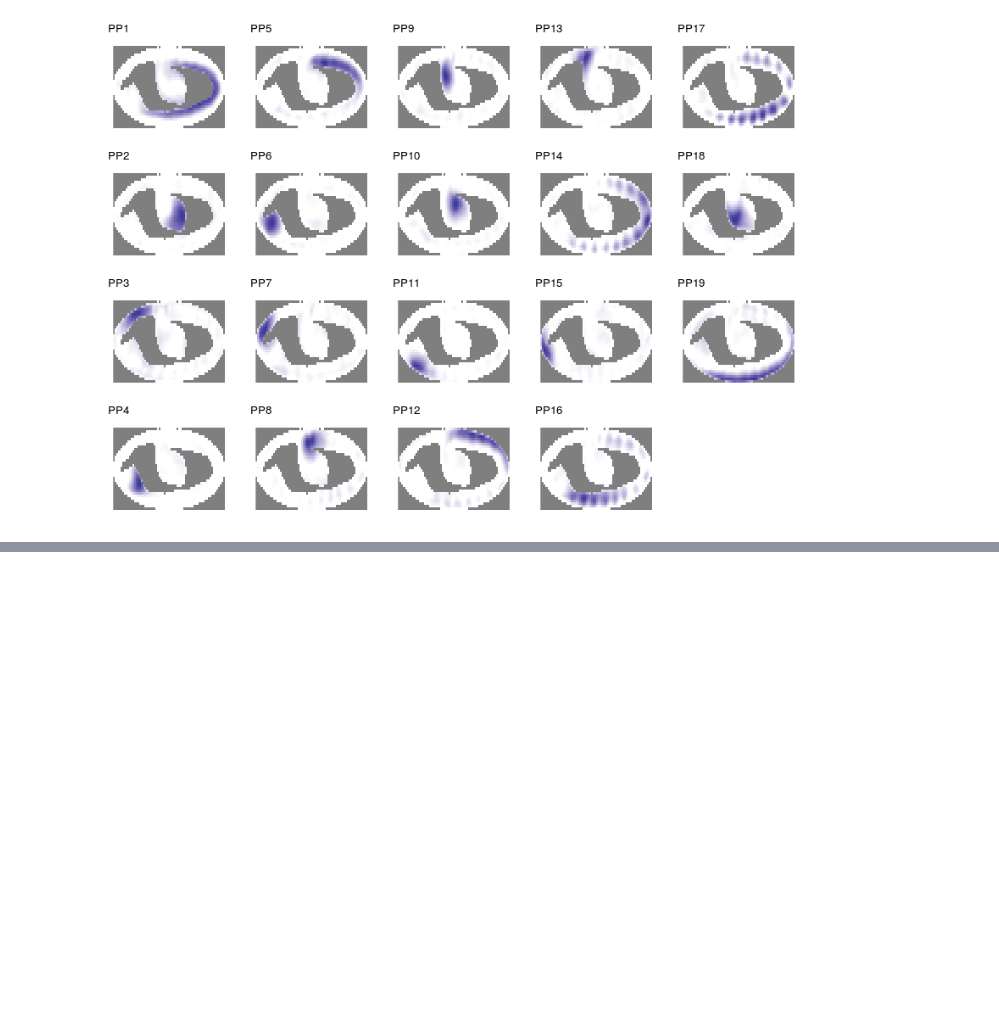
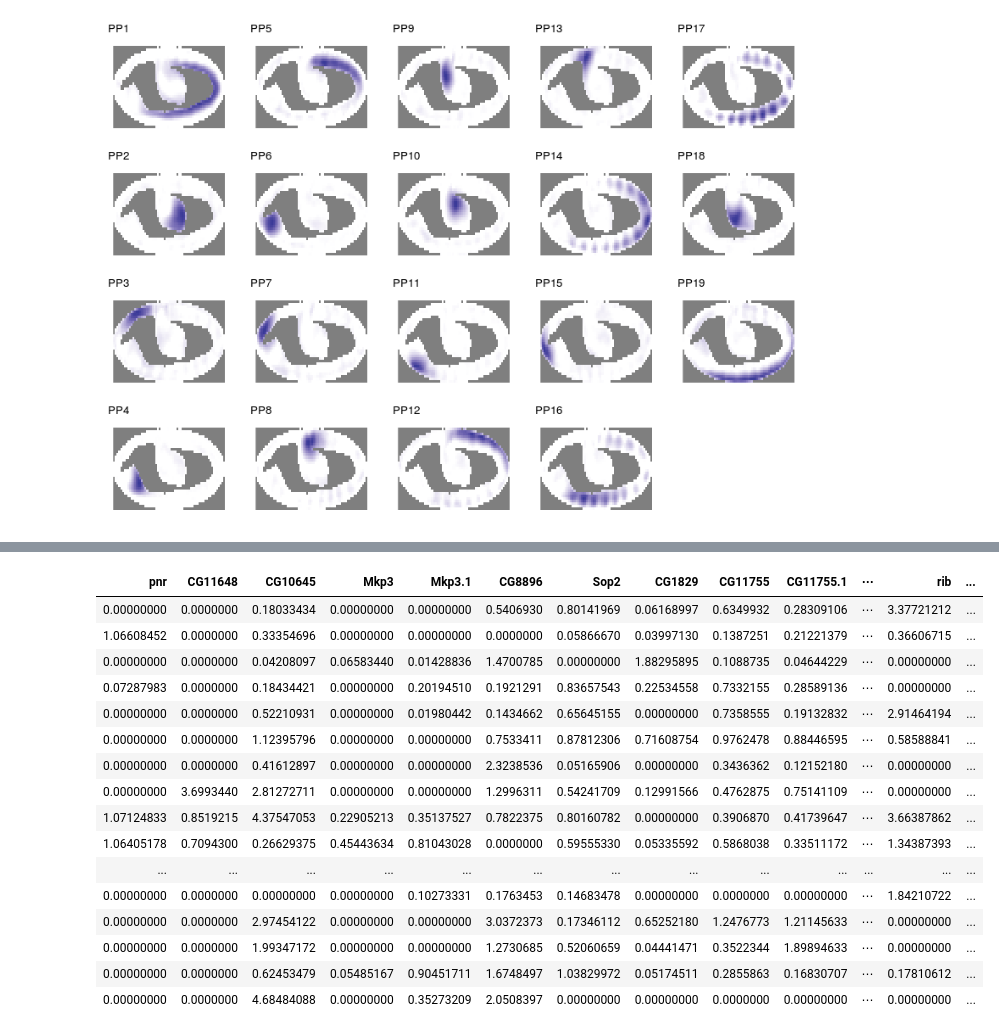
Before and after one commit to Runjing-Liu120/drosophila_late_stage_analysis, a Jupyter notebook: process_results/read_staNMF_results.ipynb, the cells around one changed output, grey strips where cells are left out. Cells and saved outputs as stored; diff of their text form; code cells hidden in the pictures; blank space fills up the shorter version.

Commit message:
save as rdata doesnt work ... save as csv instead

```diff
--- a/process_results/read_staNMF_results.ipynb
+++ b/process_results/read_staNMF_results.ipynb
@@ -116,0 +104,20 @@ fit$alpha
+# %%
+read.csv('../scripts/staNMFDicts/K=19/alpha_99.Rdata')[-1]
+# %% [output]
+| pnr | CG11648 | CG10645 | Mkp3 | Mkp3.1 | CG8896 | Sop2 | CG1829 | CG11755 | CG11755.1 | ⋯ | rib | ... |
+| 0.00000000 | 0.0000000 | 0.18033434 | 0.00000000 | 0.00000000 | 0.5406930 | 0.80141969 | 0.06168997 | 0.6349932 | 0.28309106 | ⋯ | 3.37721212 | ... |
+| 1.06608452 | 0.0000000 | 0.33354696 | 0.00000000 | 0.00000000 | 0.0000000 | 0.05866670 | 0.03997130 | 0.1387251 | 0.21221379 | ⋯ | 0.36606715 | ... |
+| 0.00000000 | 0.0000000 | 0.04208097 | 0.06583440 | 0.01428836 | 1.4700785 | 0.00000000 | 1.88295895 | 0.1088735 | 0.04644229 | ⋯ | 0.00000000 | ... |
+| 0.07287983 | 0.0000000 | 0.18434421 | 0.00000000 | 0.20194510 | 0.1921291 | 0.83657543 | 0.22534558 | 0.7332155 | 0.28589136 | ⋯ | 0.00000000 | ... |
+| 0.00000000 | 0.0000000 | 0.52210931 | 0.00000000 | 0.01980442 | 0.1434662 | 0.65645155 | 0.00000000 | 0.7358555 | 0.19132832 | ⋯ | 2.91464194 | ... |
+| 0.00000000 | 0.0000000 | 1.12395796 | 0.00000000 | 0.00000000 | 0.7533411 | 0.87812306 | 0.71608754 | 0.9762478 | 0.88446595 | ⋯ | 0.58588841 | ... |
+| 0.00000000 | 0.0000000 | 0.41612897 | 0.00000000 | 0.00000000 | 2.3238536 | 0.05165906 | 0.00000000 | 0.3436362 | 0.12152180 | ⋯ | 0.00000000 | ... |
+| 0.00000000 | 3.6993440 | 2.81272711 | 0.00000000 | 0.00000000 | 1.2996311 | 0.54241709 | 0.12991566 | 0.4762875 | 0.75141109 | ⋯ | 0.00000000 | ... |
+| 1.07124833 | 0.8519215 | 4.37547053 | 0.22905213 | 0.35137527 | 0.7822375 | 0.80160782 | 0.00000000 | 0.3906870 | 0.41739647 | ⋯ | 3.66387862 | ... |
+| 1.06405178 | 0.7094300 | 0.26629375 | 0.45443634 | 0.81043028 | 0.0000000 | 0.59555330 | 0.05335592 | 0.5868038 | 0.33511172 | ⋯ | 1.34387393 | ... |
+| ... | ... | ... | ... | ... | ... | ... | ... | ... | ... | ... | ... | ... |
+| 0.00000000 | 0.0000000 | 0.00000000 | 0.00000000 | 0.10273331 | 0.1763453 | 0.14683478 | 0.00000000 | 0.0000000 | 0.00000000 | ⋯ | 1.84210722 | ... |
+| 0.00000000 | 0.0000000 | 2.97454122 | 0.00000000 | 0.00000000 | 3.0372373 | 0.17346112 | 0.65252180 | 1.2476773 | 1.21145633 | ⋯ | 0.00000000 | ... |
+| 0.00000000 | 0.0000000 | 1.99347172 | 0.00000000 | 0.00000000 | 1.2730685 | 0.52060659 | 0.04441471 | 0.3522344 | 1.89894633 | ⋯ | 0.00000000 | ... |
+| 0.00000000 | 0.0000000 | 0.62453479 | 0.05485167 | 0.90451711 | 1.6748497 | 1.03829972 | 0.05174511 | 0.2855863 | 0.16830707 | ⋯ | 0.17810612 | ... |
+| 0.00000000 | 0.0000000 | 4.68484088 | 0.00000000 | 0.35273209 | 2.0508397 | 0.00000000 | 0.00000000 | 0.0000000 | 0.00000000 | ⋯ | 0.00000000 | ... |
```
Also changed, not shown: parts of 6 cells of this notebook, 1 other file.
